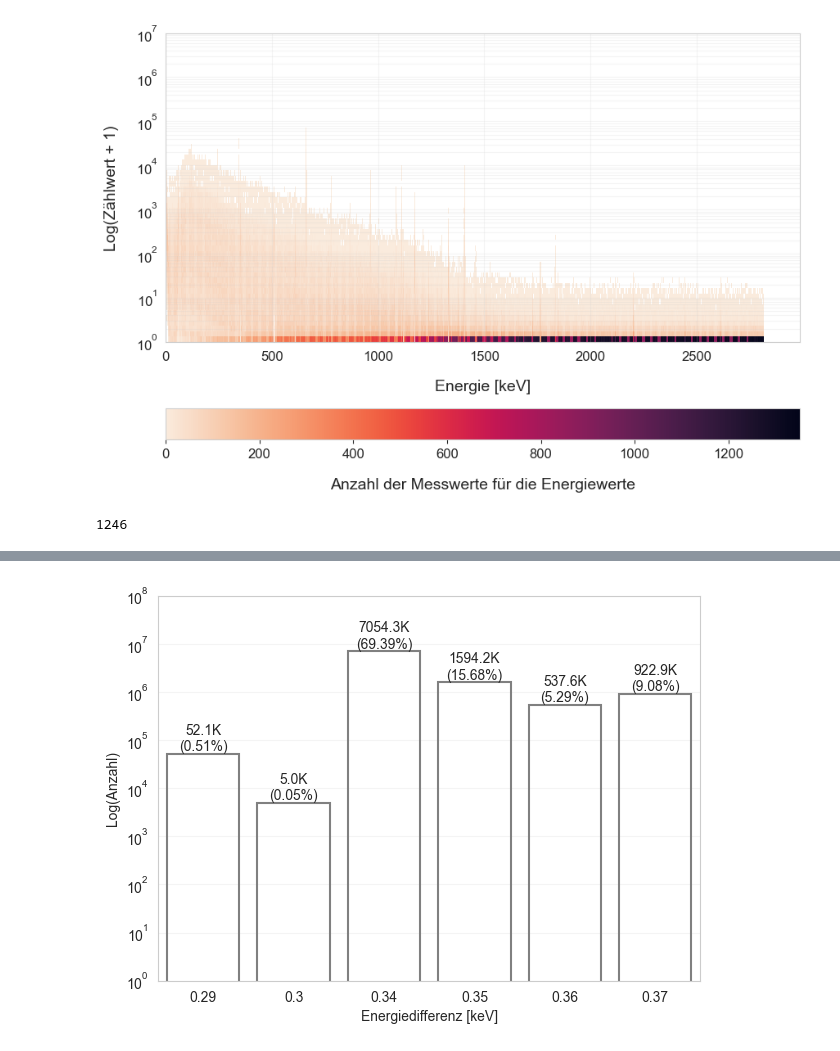
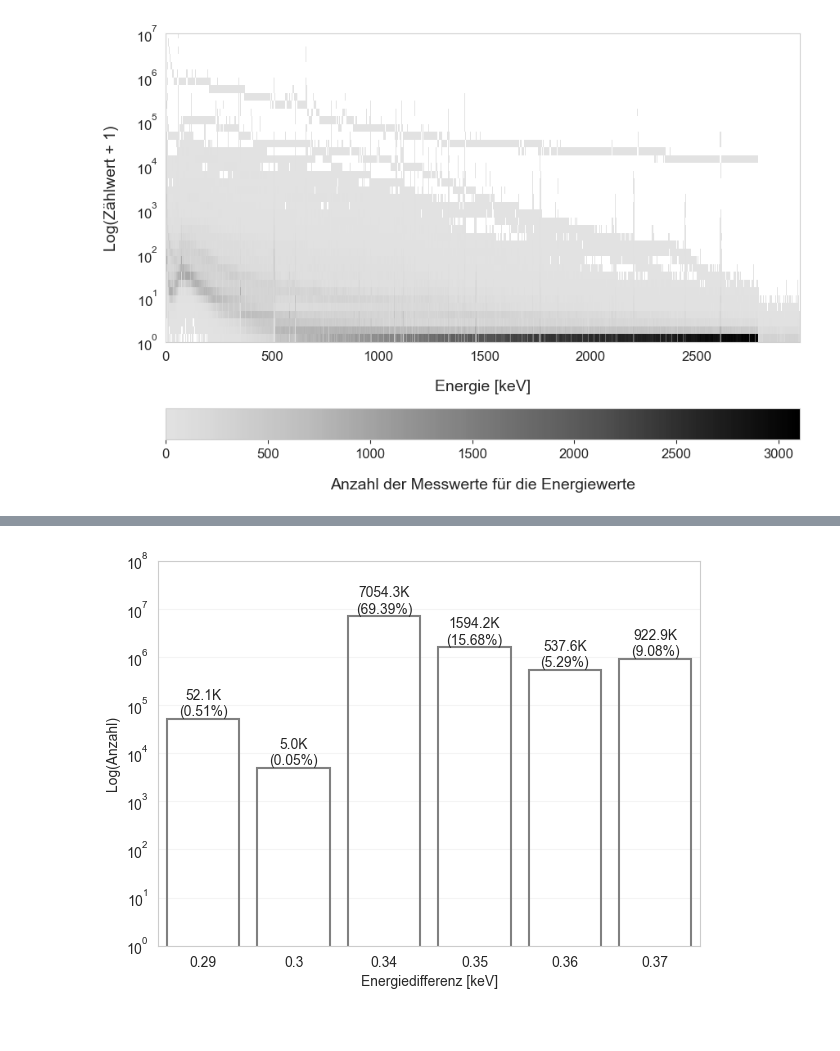
Before and after one commit to VitaliKStud/nuclide-identification, a Jupyter notebook: data_analysis.ipynb, the cells around one changed output, grey strips where cells are left out. Drawn from its saved outputs; the diff is of its cells as text; code cells hidden in the pictures.

```diff
--- a/data_analysis.ipynb
+++ b/data_analysis.ipynb
@@ -14,43 +116,41 @@ measurement = mpi.API().measurement(dates=dates)
 # %%
+# Visualize real measuremnt data
+cmap = mpl.colormaps['Greys']
+new_cmap = cmap(np.linspace(0.2, 1, 256))
+custom_cmap = mpl.colors.ListedColormap(new_cmap)
 
-synthetic_keys = gpi.API().unique_keys()
-synthetics = gpi.API().synthetics(keys=synthetic_keys)
 plt.figure(figsize=(10, 7))
-synthetics["count_shifted"] = synthetics["count"] + 1
+measurement["count_shifted"] = measurement["count"] + 1
 ax = sns.histplot(
-    synthetics,
+    measurement,
     x="energy",
     y="count_shifted",
     bins=(2988, 40),
     log_scale=(False, True),
     cbar=True,
     cbar_kws={
         "orientation": "horizontal",
         "shrink": 1,
         "label": "Anzahl der Messwerte für die Energiewerte",
     },
-    cmap=sns.color_palette("rocket_r", as_cmap=True),
+    cmap=custom_cmap,
     zorder=-10,
     # rasterized=True
 )
 cbar = ax.figure.axes[-1]
 cbar.xaxis.label.set_size(14)
 cbar.xaxis.labelpad = 15
 cbar.tick_params(labelsize=12)
 ax.set_rasterization_zorder(0)
 plt.xlabel("Energie [keV]", size=14, labelpad=15)
 plt.ylabel("Log(Zählwert + 1)", size=14, labelpad=15)
 plt.xticks(size=12)
 plt.yticks(size=12)
 plt.ylim(1, 10000000)
 plt.xlim(0, 2988)
-plt.grid(alpha=0.2, which="both")
-plt.savefig("plots\\count_energy_heatmap.svg", format="svg")
+plt.grid(False)
+plt.savefig("plots\\count_energy_heatmap_measurements.svg", format="svg")
 plt.show()
 plt.close()
 # %% [output]
-[figure, old version]
+[figure, new version]
-# %%
-len(dates)  # Number of unique Measurements
-# %% [output]
-1246
```
Also changed, not shown: parts of 67 cells of this notebook, 27 other files.
